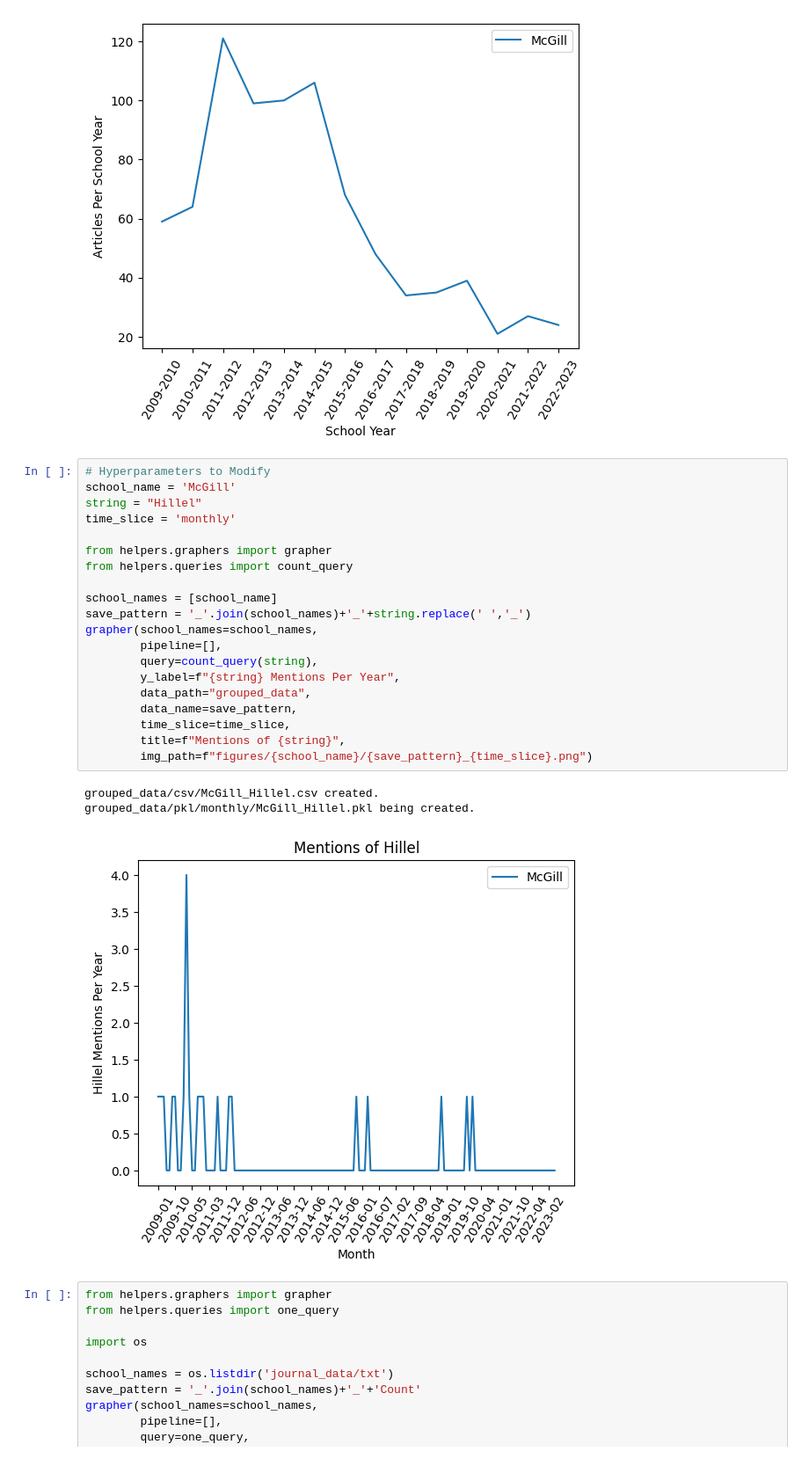
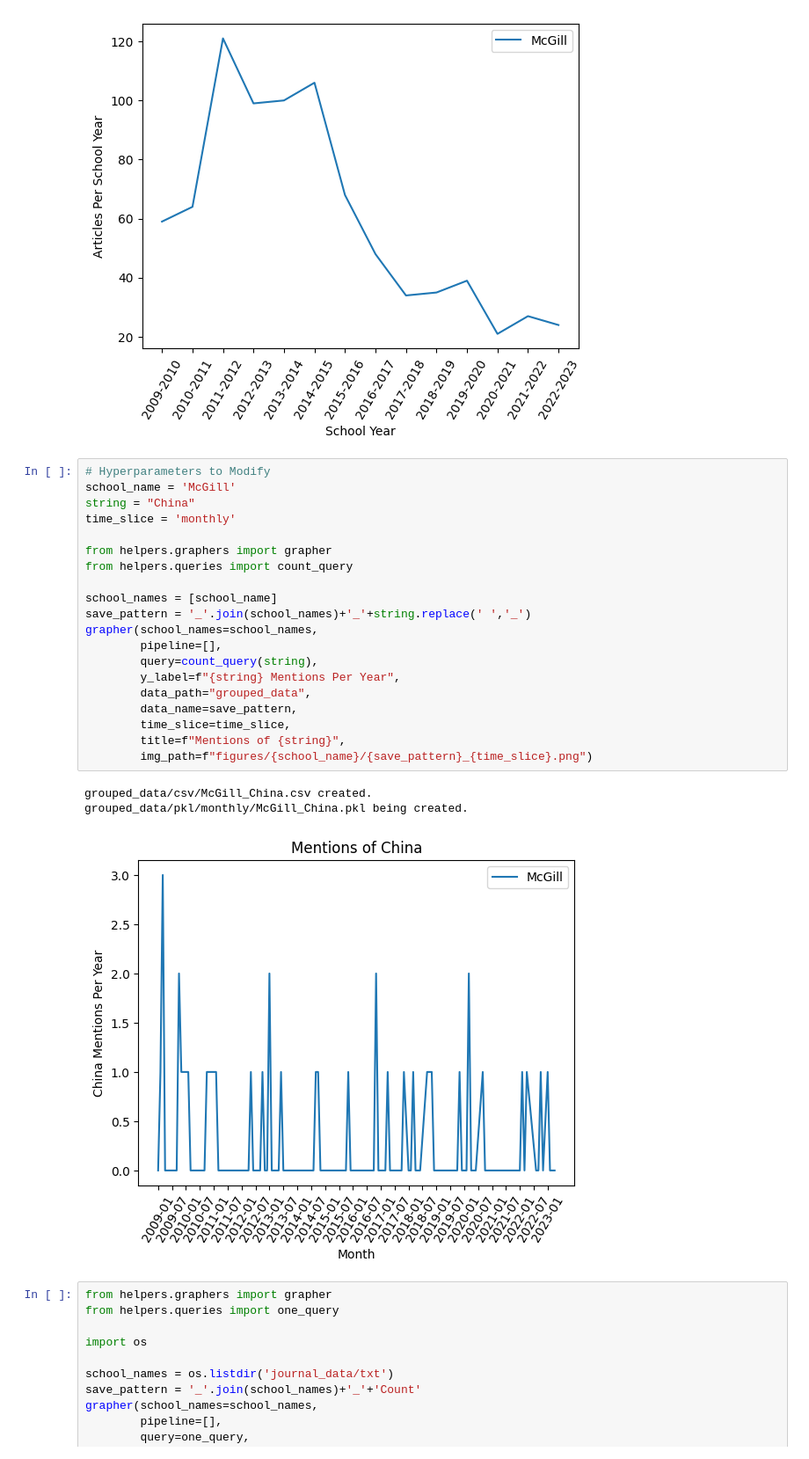
Before and after one commit to aLehav/Olami, a Jupyter notebook: McGill.ipynb, the cells around one changed output. Shown at 88% size. Saved outputs shown, nothing was run; the diff lists cells and outputs as text.

```diff
--- a/McGill.ipynb
+++ b/McGill.ipynb
@@ -144,27 +144,27 @@ grouped_data/pkl/yearly/McGill_Count.pkl being created.
 # %%
 # Hyperparameters to Modify
 school_name = 'McGill'
-string = "Hillel"
+string = "China"
 time_slice = 'monthly'
 
 from helpers.graphers import grapher
 from helpers.queries import count_query
 
 school_names = [school_name]
 save_pattern = '_'.join(school_names)+'_'+string.replace(' ','_')
 grapher(school_names=school_names,
         pipeline=[],
         query=count_query(string),
         y_label=f"{string} Mentions Per Year",
         data_path="grouped_data",
         data_name=save_pattern,
         time_slice=time_slice,
         title=f"Mentions of {string}",
         img_path=f"figures/{school_name}/{save_pattern}_{time_slice}.png")
 # %% [output]
-grouped_data/csv/McGill_Hillel.csv created.
-grouped_data/pkl/monthly/McGill_Hillel.pkl being created.
+grouped_data/csv/McGill_China.csv created.
+grouped_data/pkl/monthly/McGill_China.pkl being created.
-[figure, old version]
+[figure, new version]
 # %%
 from helpers.graphers import grapher
 from helpers.queries import one_query
```
Also changed, not shown: 18 other files.
